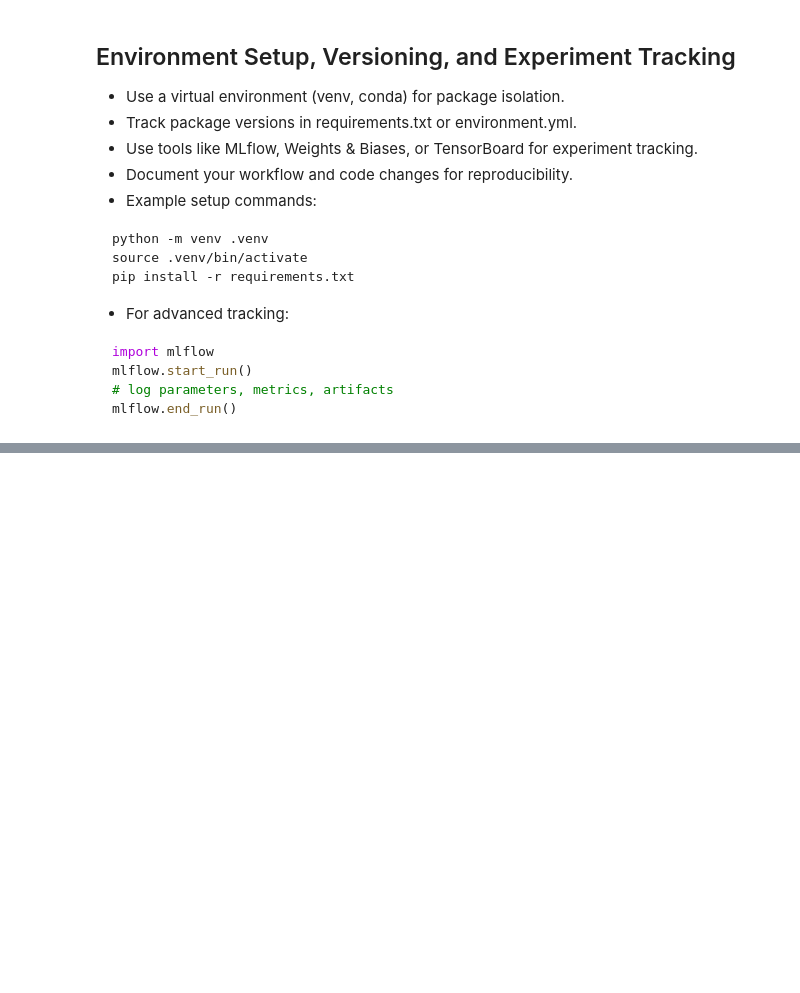
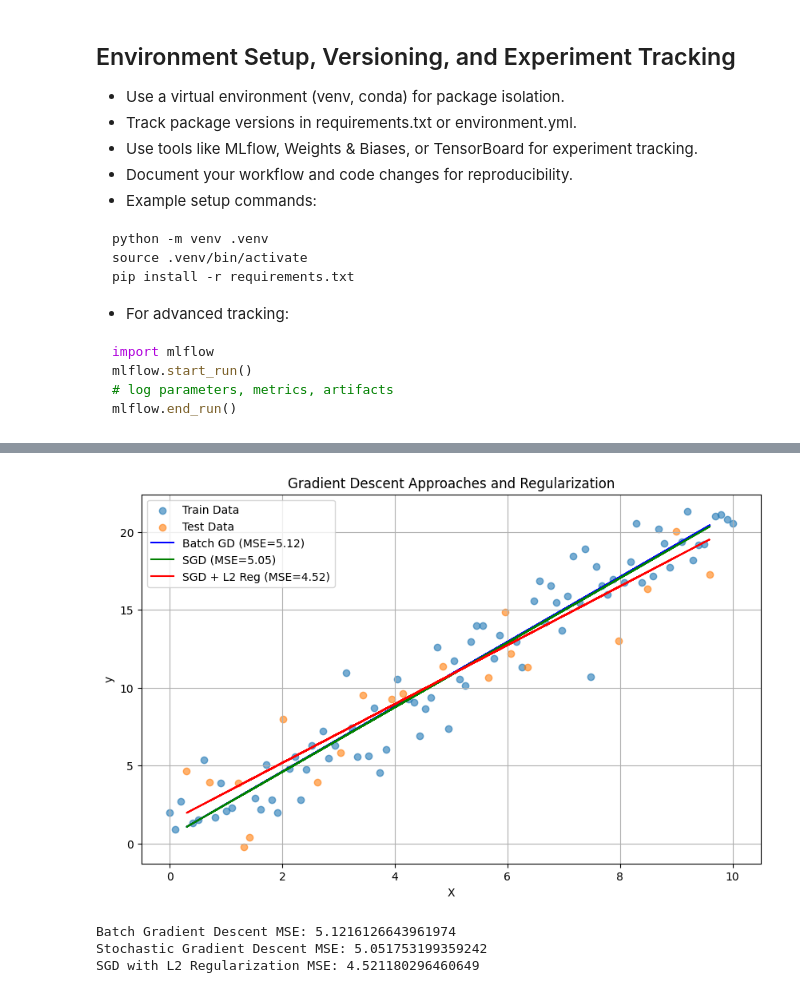
Before and after one commit to donniv86/Educational-Tutorial-PyTorch-Keras-for-Deep-Learning-, a Jupyter notebook: 0_python_basics/python_crash_course_healthcare.ipynb, the cells around one changed output, grey strips where cells are left out. Drawn from its saved outputs; the diff is of its cells as text; code cells hidden in the pictures; blank space fills up the shorter version.

```diff
--- a/0_python_basics/python_crash_course_healthcare.ipynb
+++ b/0_python_basics/python_crash_course_healthcare.ipynb
@@ -819,0 +886,59 @@ mlflow.end_run()
+# %%
+import numpy as np
+import matplotlib.pyplot as plt
+from sklearn.linear_model import LinearRegression, SGDRegressor
+from sklearn.metrics import mean_squared_error
+from sklearn.model_selection import train_test_split
+from sklearn.preprocessing import StandardScaler
+np.random.seed(42)
+
+# Generate synthetic data
+X = np.linspace(0, 10, 100).reshape(-1, 1)
+y = 2 * X.squeeze() + 1 + np.random.normal(0, 2, 100)
+# Overfitting example: add noise to training set
+X_train, X_test, y_train, y_test = train_test_split(X, y, test_size=0.2)
+# Standardize features for SGD
+scaler = StandardScaler()
+X_train_scaled = scaler.fit_transform(X_train)
+X_test_scaled = scaler.transform(X_test)
+
+# Batch Gradient Descent (LinearRegression)
+lr = LinearRegression()
+lr.fit(X_train, y_train)
+y_pred_lr = lr.predict(X_test)
+mse_lr = mean_squared_error(y_test, y_pred_lr)
+
+# Stochastic Gradient Descent (SGDRegressor)
+sgd = SGDRegressor(max_iter=1000, tol=1e-3)
+sgd.fit(X_train_scaled, y_train)
+y_pred_sgd = sgd.predict(X_test_scaled)
+mse_sgd = mean_squared_error(y_test, y_pred_sgd)
+
+# Regularization: Ridge (L2)
+sgd_reg = SGDRegressor(penalty='l2', alpha=0.1, max_iter=1000, tol=1e-3)
+sgd_reg.fit(X_train_scaled, y_train)
+y_pred_reg = sgd_reg.predict(X_test_scaled)
+mse_reg = mean_squared_error(y_test, y_pred_reg)
+
+# Visualization
+plt.figure(figsize=(10, 6))
+plt.scatter(X_train, y_train, label='Train Data', alpha=0.6)
+plt.scatter(X_test, y_test, label='Test Data', alpha=0.6)
+plt.plot(X_test, y_pred_lr, label=f'Batch GD (MSE={mse_lr:.2f})', color='blue')
+plt.plot(X_test, y_pred_sgd, label=f'SGD (MSE={mse_sgd:.2f})', color='green')
+plt.plot(X_test, y_pred_reg, label=f'SGD + L2 Reg (MSE={mse_reg:.2f})', color='red')
+plt.title('Gradient Descent Approaches and Regularization')
+plt.xlabel('X')
+plt.ylabel('y')
+plt.legend()
+plt.grid(True)
+plt.show()
+
+print('Batch Gradient Descent MSE:', mse_lr)
+print('Stochastic Gradient Descent MSE:', mse_sgd)
+print('SGD with L2 Regularization MSE:', mse_reg)
+# %% [output]
+[figure, added]
+Batch Gradient Descent MSE: 5.1216126643961974
+Stochastic Gradient Descent MSE: 5.051753199359242
+SGD with L2 Regularization MSE: 4.521180296460649
```
Also changed, not shown: parts of 10 cells of this notebook.
